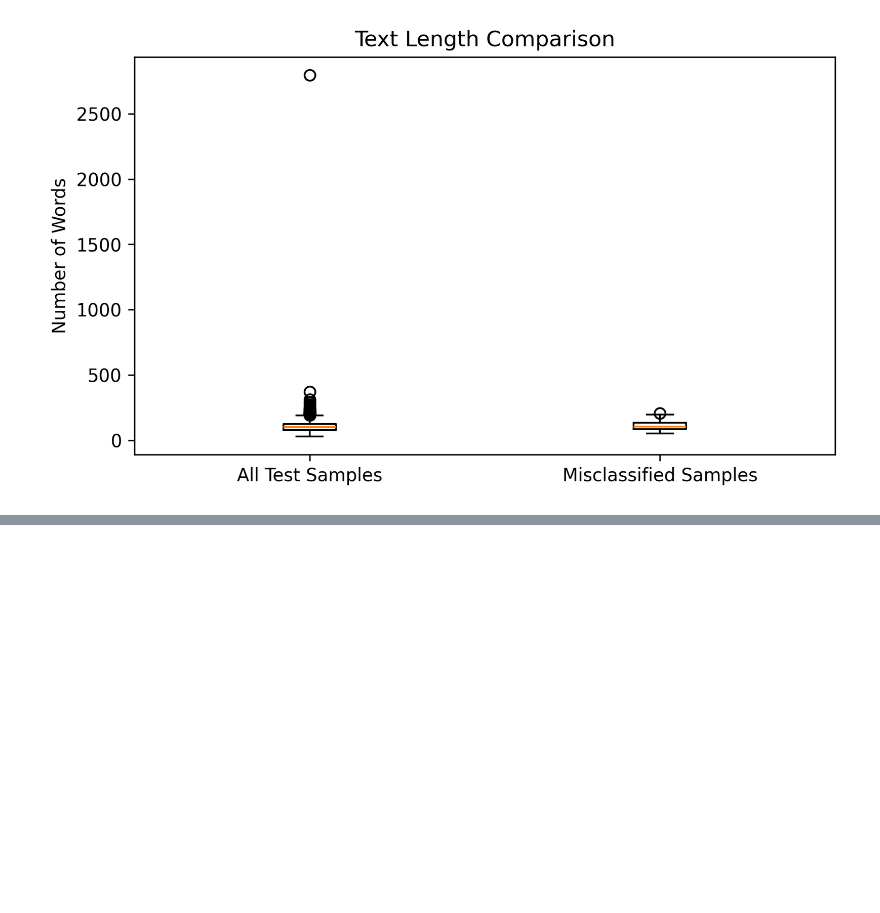
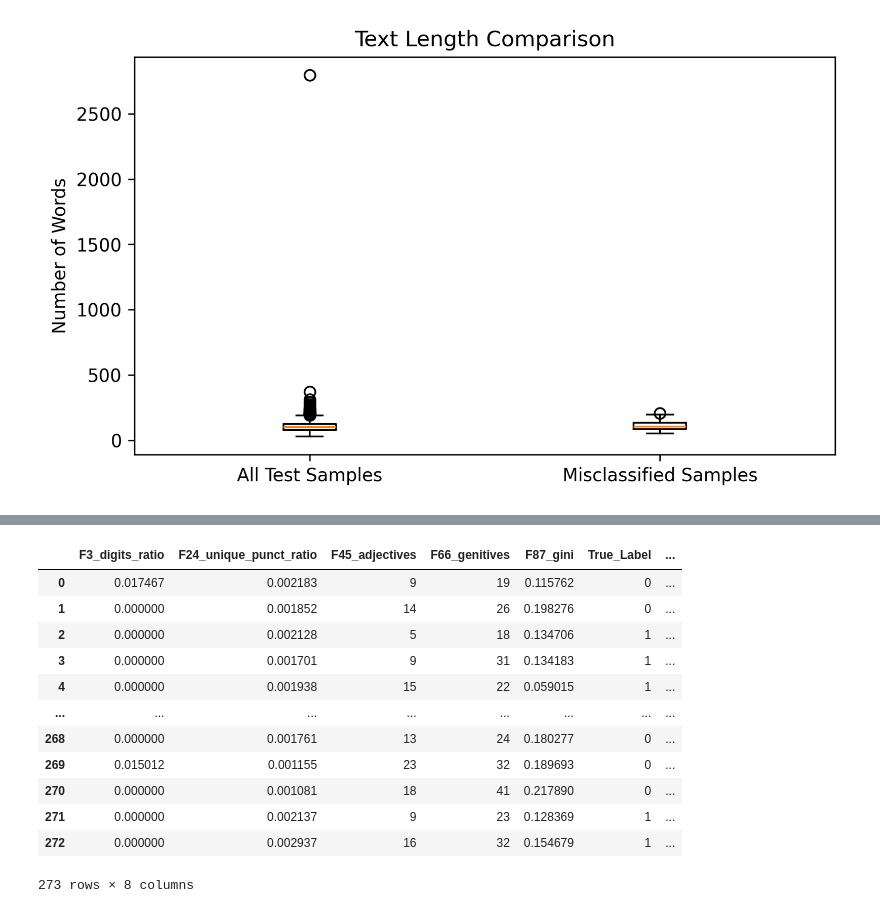
Before and after one commit to areej349/AI-Generated-Arabic-Text-Detection_PROJECT, a Jupyter notebook: notebooks/phase_4_modeling.ipynb, the cells around one changed output, grey strips where cells are left out. Saved outputs shown, nothing was run; the diff lists cells and outputs as text; code cells hidden in the pictures; blank space fills up the shorter version.

```diff
--- a/notebooks/phase_4_modeling.ipynb
+++ b/notebooks/phase_4_modeling.ipynb
@@ -649,0 +757,22 @@ display(Image(filename=confusion_img_path))
+# %%
+import pandas as pd
+from IPython.display import display
+
+
+results_path = r"C:\Users\areej\FinalProject(AI_Generated_Arabic_Text_Detection)\reports\figures\error_analysis_Feature_samples.csv"
+results_df = pd.read_csv(results_path)
+results_df
+# %% [output]
+|  | F3_digits_ratio | F24_unique_punct_ratio | F45_adjectives | F66_genitives | F87_gini | True_Label | ... |
+| 0 | 0.017467 | 0.002183 | 9 | 19 | 0.115762 | 0 | ... |
+| 1 | 0.000000 | 0.001852 | 14 | 26 | 0.198276 | 0 | ... |
+| 2 | 0.000000 | 0.002128 | 5 | 18 | 0.134706 | 1 | ... |
+| 3 | 0.000000 | 0.001701 | 9 | 31 | 0.134183 | 1 | ... |
+| 4 | 0.000000 | 0.001938 | 15 | 22 | 0.059015 | 1 | ... |
+| ... | ... | ... | ... | ... | ... | ... | ... |
+| 268 | 0.000000 | 0.001761 | 13 | 24 | 0.180277 | 0 | ... |
+| 269 | 0.015012 | 0.001155 | 23 | 32 | 0.189693 | 0 | ... |
+| 270 | 0.000000 | 0.001081 | 18 | 41 | 0.217890 | 0 | ... |
+| 271 | 0.000000 | 0.002137 | 9 | 23 | 0.128369 | 1 | ... |
+| 272 | 0.000000 | 0.002937 | 16 | 32 | 0.154679 | 1 | ... |
+273 rows × 8 columns
```
Also changed, not shown: parts of 9 cells of this notebook, 1 other file.
